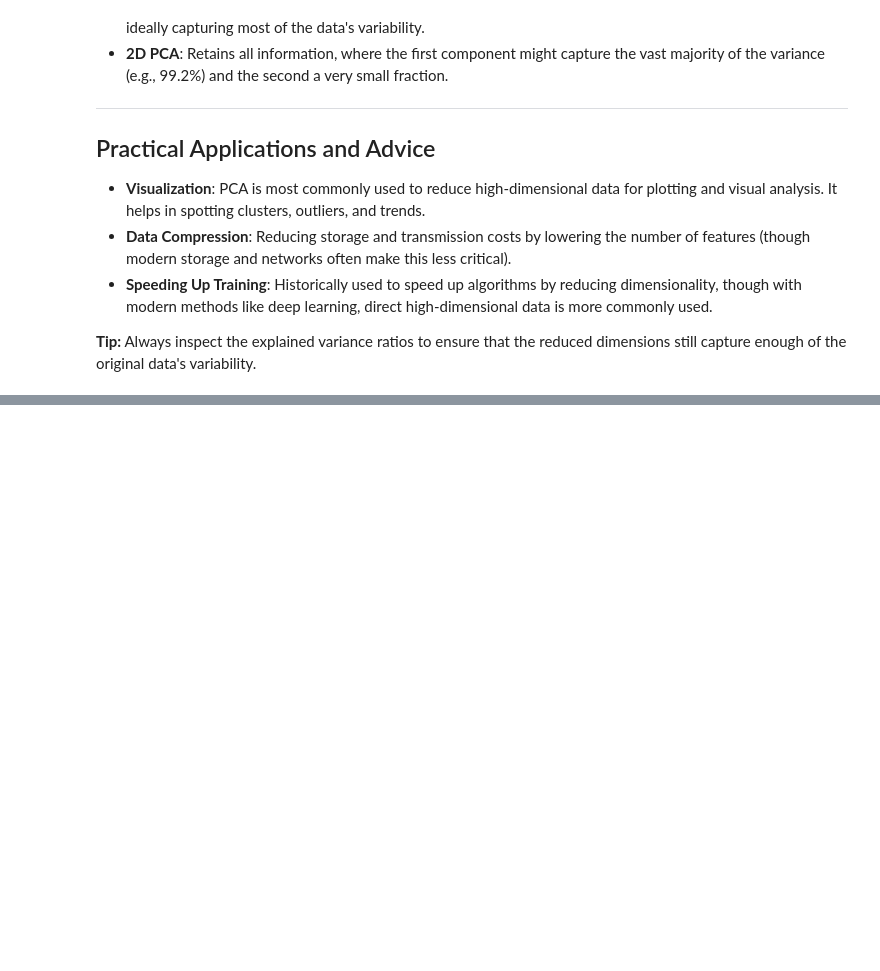
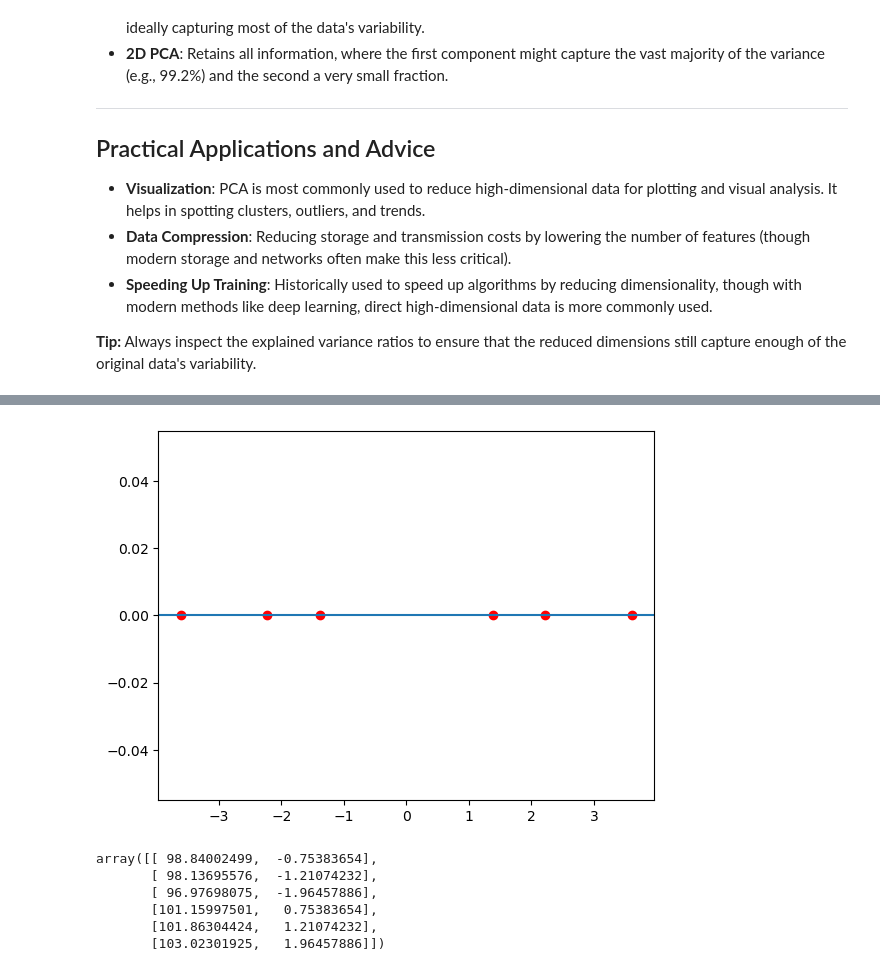
Before and after one commit to AidenHadisi/ml-journey, a Jupyter notebook: l015_pca.ipynb, the cells around one changed output, grey strips where cells are left out. Drawn from its saved outputs; the diff is of its cells as text; code cells hidden in the pictures; blank space fills up the shorter version.

```diff
--- a/l015_pca.ipynb
+++ b/l015_pca.ipynb
@@ -165,0 +203,18 @@ In this example:
+# %%
+plt.plot(X_trans_1.flatten(), np.zeros(len(X_trans_1)), 'or')
+plt.axhline()
+plt.grid(False)
+plt.show()
+# %% [output]
+[figure, added]
+# %%
+# Convert it back to original
+X_reduced = pca.inverse_transform(X_trans)
+X_reduced
+# %% [output]
+array([[ 98.84002499,  -0.75383654],
+       [ 98.13695576,  -1.21074232],
+       [ 96.97698075,  -1.96457886],
+       [101.15997501,   0.75383654],
+       [101.86304424,   1.21074232],
+       [103.02301925,   1.96457886]])
```
Also changed, not shown: parts of 7 cells of this notebook.
